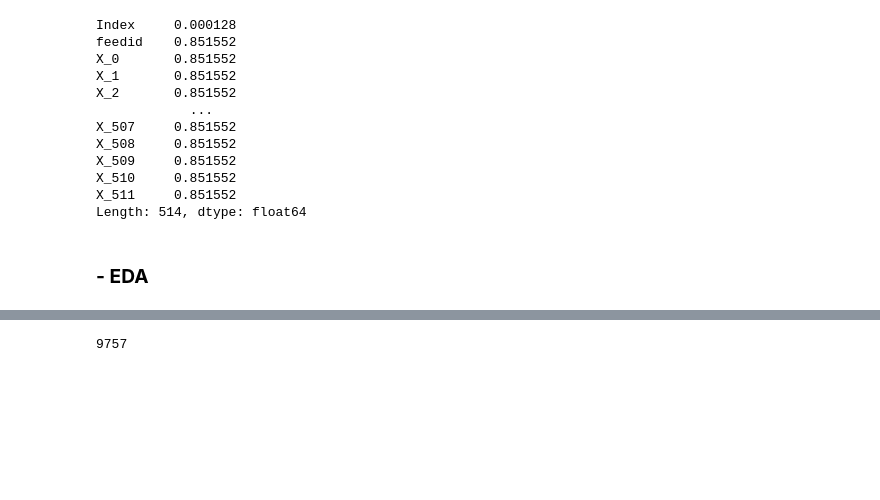
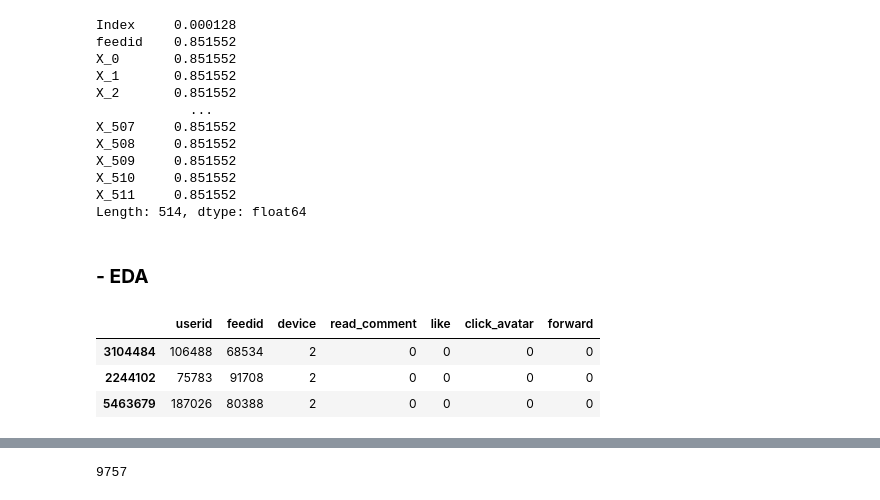
Before and after one commit to freedomszeto/WeChatCompetition_2021, a Jupyter notebook: WeChat_Data_competition_Freedom.ipynb, the cells around one changed output, grey strips where cells are left out. Drawn from its saved outputs; the diff is of its cells as text; code cells hidden in the pictures; blank space fills up the shorter version.

```diff
--- a/WeChat_Data_competition_Freedom.ipynb
+++ b/WeChat_Data_competition_Freedom.ipynb
@@ -209,0 +212,8 @@ Length: 514, dtype: float64
+# %%
+df_Training_Y.sample(3)
+# len(df_Training_Y)
+# %% [output]
+|  | userid | feedid | device | read_comment | like | click_avatar | forward |
+| 3104484 | 106488 | 68534 | 2 | 0 | 0 | 0 | 0 |
+| 2244102 | 75783 | 91708 | 2 | 0 | 0 | 0 | 0 |
+| 5463679 | 187026 | 80388 | 2 | 0 | 0 | 0 | 0 |
```
Also changed, not shown: parts of 9 cells of this notebook.
